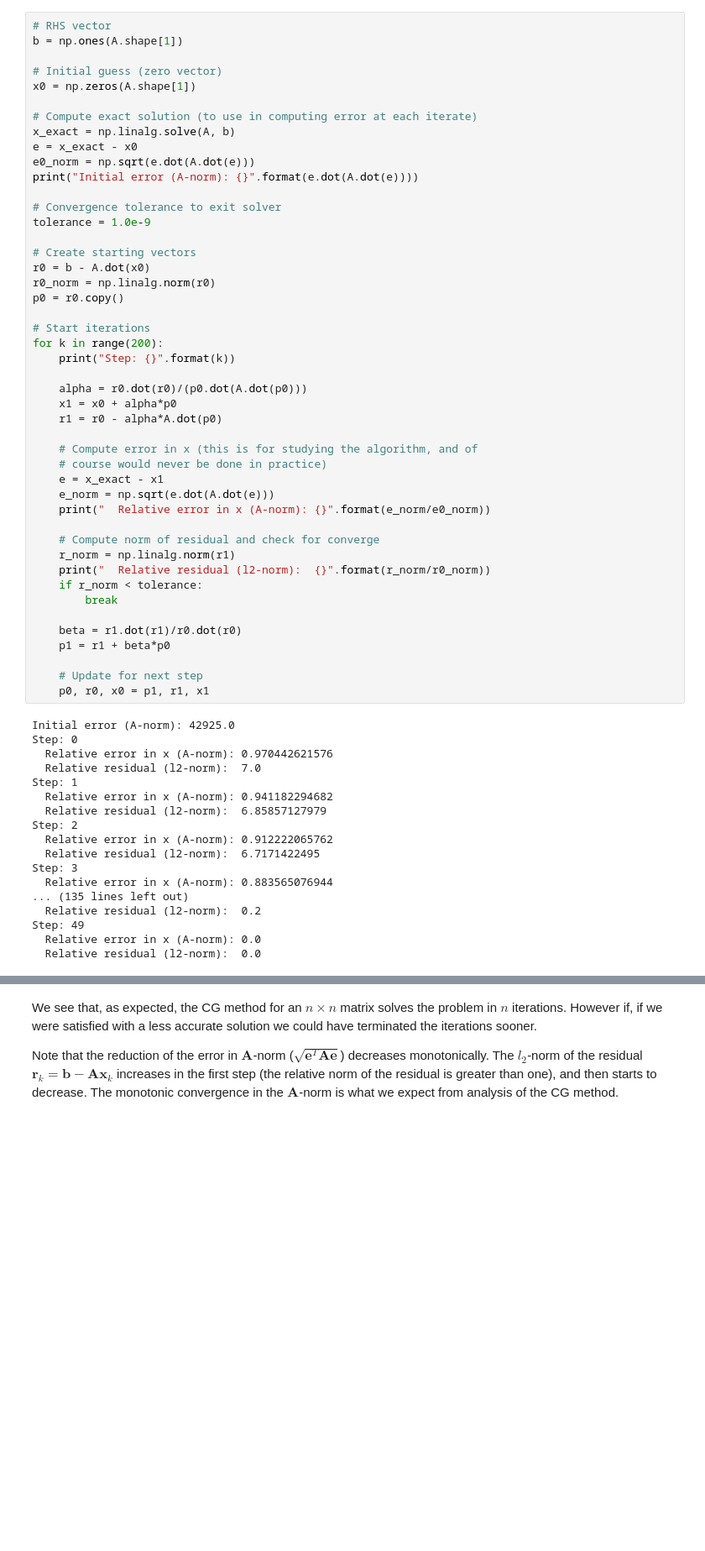
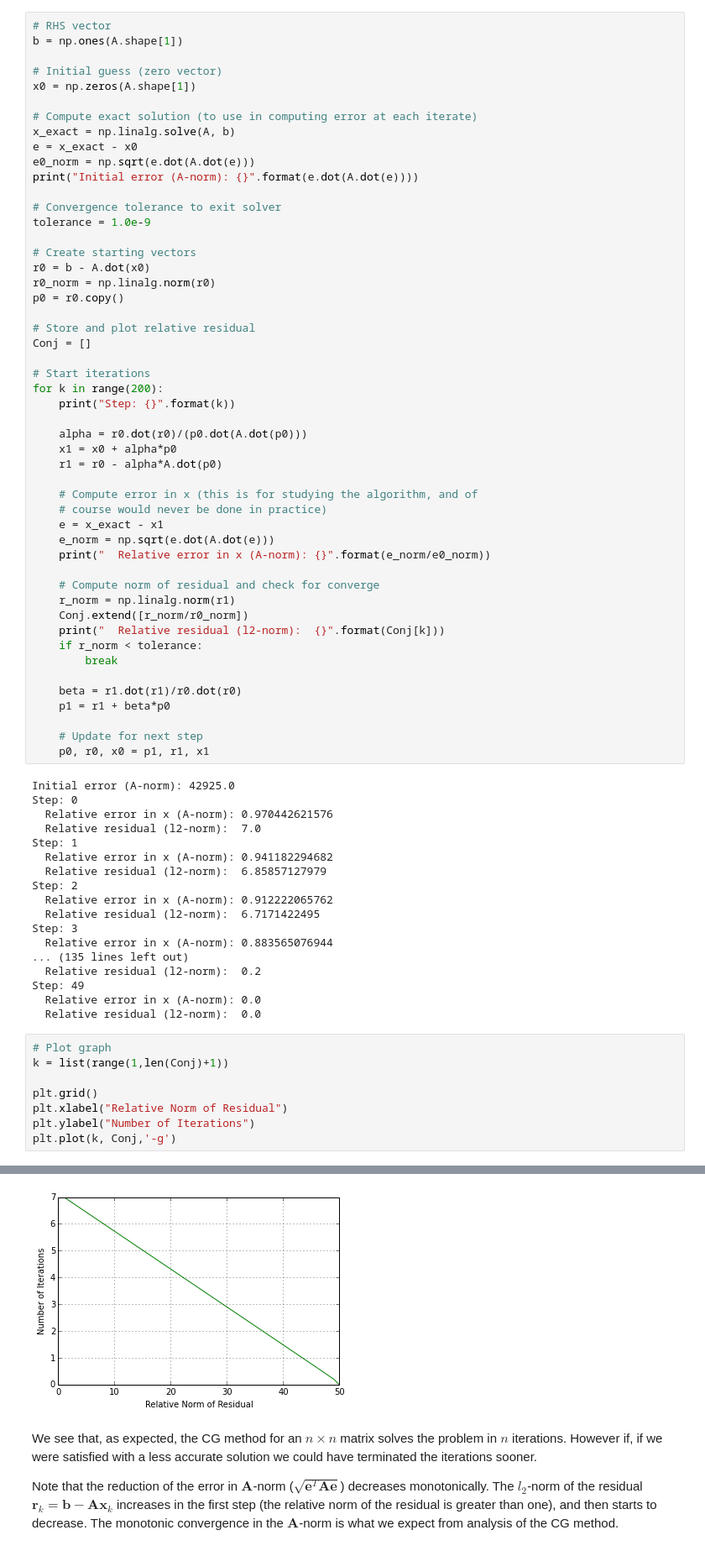
Before and after one commit to garth-wells/notebooks-3M1, a Jupyter notebook: notebooks/IterativeMethods.ipynb, the cells around one changed output, grey strips where cells are left out. Shown at 84% size. Cells and saved outputs as stored; diff of their text form; blank space fills up the shorter version.

```diff
--- a/notebooks/IterativeMethods.ipynb
+++ b/notebooks/IterativeMethods.ipynb
@@ -328,6 +347,9 @@ r0 = b - A.dot(x0)
 r0_norm = np.linalg.norm(r0)
 p0 = r0.copy()
 
+# Store and plot relative residual
+Conj = []
+
 # Start iterations
 for k in range(200):
     print("Step: {}".format(k))
@@ -344,7 +366,8 @@ for k in range(200):
 
     # Compute norm of residual and check for converge
     r_norm = np.linalg.norm(r1)
-    print("  Relative residual (l2-norm):  {}".format(r_norm/r0_norm))
+    Conj.extend([r_norm/r0_norm])
+    print("  Relative residual (l2-norm):  {}".format(Conj[k]))
     if r_norm < tolerance:
         break
 
@@ -371,3 +394,12 @@ Step: 3
 Step: 49
   Relative error in x (A-norm): 0.0
   Relative residual (l2-norm):  0.0
+# %%
+# Plot graph
+k = list(range(1,len(Conj)+1))
+
+plt.grid()
+plt.xlabel("Relative Norm of Residual")
+plt.ylabel("Number of Iterations")
+plt.plot(k, Conj,'-g')
+# %% [output]
@@ -374,3 +407,4 @@ Step: 49
+[figure, added]
 # %% [markdown]
 We see that, as expected, the CG method for an $n \times n$ matrix solves the problem in $n$ iterations. However if, if we were satisfied with a less accurate solution we could have terminated the iterations sooner.
 
```
Also changed, not shown: parts of 4 cells of this notebook.
